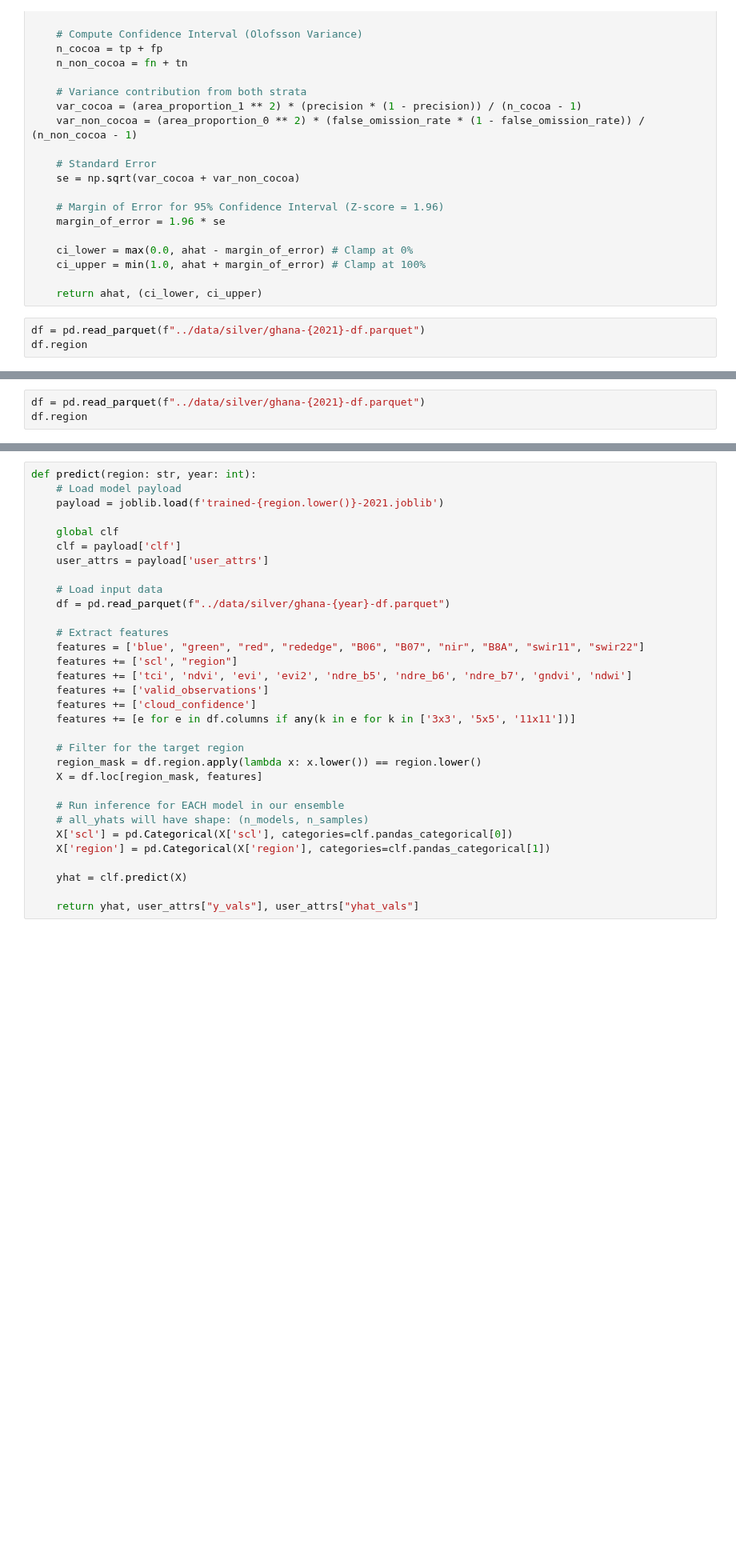
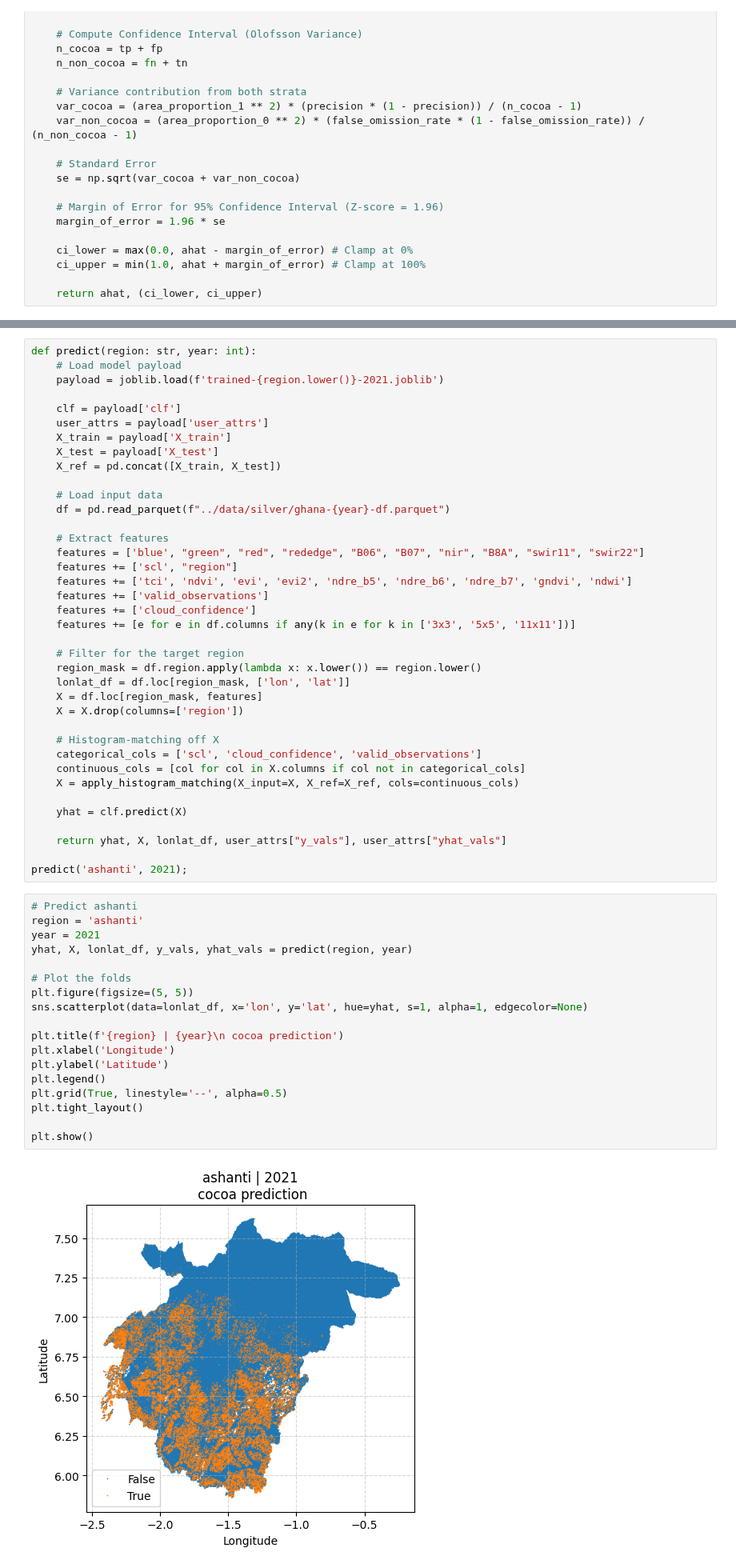
Before and after one commit to arthurgassner-synotis/forestero-skymap-poc, a Jupyter notebook: nb/07-predict.ipynb, the cells around one changed output, grey strips where cells are left out. Shown at 80% size. Saved outputs shown, nothing was run; the diff lists cells and outputs as text; blank space fills up the shorter version.

```diff
--- a/nb/07-predict.ipynb
+++ b/nb/07-predict.ipynb
@@ -61,6 +61,3 @@ def compute_ahat(yhat, y_vals, yhat_vals):
     ci_upper = min(1.0, ahat + margin_of_error) # Clamp at 100%
 
     return ahat, (ci_lower, ci_upper)
-# %%
-df = pd.read_parquet(f"../data/silver/ghana-{2021}-df.parquet")
-df.region
@@ -81,3 +63,0 @@ Categories (16, str): ['Ahafo', 'Ashanti', 'Bono', 'Bono East', ..., 'Upper West
-# %%
-df = pd.read_parquet(f"../data/silver/ghana-{2021}-df.parquet")
-df.region
@@ -100,9 +96,11 @@ def predict(region: str, year: int):
     # Load model payload
     payload = joblib.load(f'trained-{region.lower()}-2021.joblib')
 
-    global clf
     clf = payload['clf']
     user_attrs = payload['user_attrs']
+    X_train = payload['X_train']
+    X_test = payload['X_test']
+    X_ref = pd.concat([X_train, X_test])
 
     # Load input data
     df = pd.read_parquet(f"../data/silver/ghana-{year}-df.parquet")
@@ -117,13 +115,37 @@ def predict(region: str, year: int):
 
     # Filter for the target region
     region_mask = df.region.apply(lambda x: x.lower()) == region.lower()
+    lonlat_df = df.loc[region_mask, ['lon', 'lat']]
     X = df.loc[region_mask, features]
+    X = X.drop(columns=['region'])
 
-    # Run inference for EACH model in our ensemble
-    # all_yhats will have shape: (n_models, n_samples)
-    X['scl'] = pd.Categorical(X['scl'], categories=clf.pandas_categorical[0])
-    X['region'] = pd.Categorical(X['region'], categories=clf.pandas_categorical[1])
+    # Histogram-matching off X
+    categorical_cols = ['scl', 'cloud_confidence', 'valid_observations']
+    continuous_cols = [col for col in X.columns if col not in categorical_cols]
+    X = apply_histogram_matching(X_input=X, X_ref=X_ref, cols=continuous_cols)
 
     yhat = clf.predict(X)
 
-    return yhat, user_attrs["y_vals"], user_attrs["yhat_vals"]
+    return yhat, X, lonlat_df, user_attrs["y_vals"], user_attrs["yhat_vals"]
+
+predict('ashanti', 2021);
+# %%
+# Predict ashanti
+region = 'ashanti'
+year = 2021
+yhat, X, lonlat_df, y_vals, yhat_vals = predict(region, year)
+
+# Plot the folds
+plt.figure(figsize=(5, 5))
+sns.scatterplot(data=lonlat_df, x='lon', y='lat', hue=yhat, s=1, alpha=1, edgecolor=None)
+
+plt.title(f'{region} | {year}\n cocoa prediction')
+plt.xlabel('Longitude')
+plt.ylabel('Latitude')
+plt.legend()
+plt.grid(True, linestyle='--', alpha=0.5)
+plt.tight_layout()
+
+plt.show()
+# %% [output]
+[figure, added]
```
Also changed, not shown: parts of 9 cells of this notebook, 6 other files.
